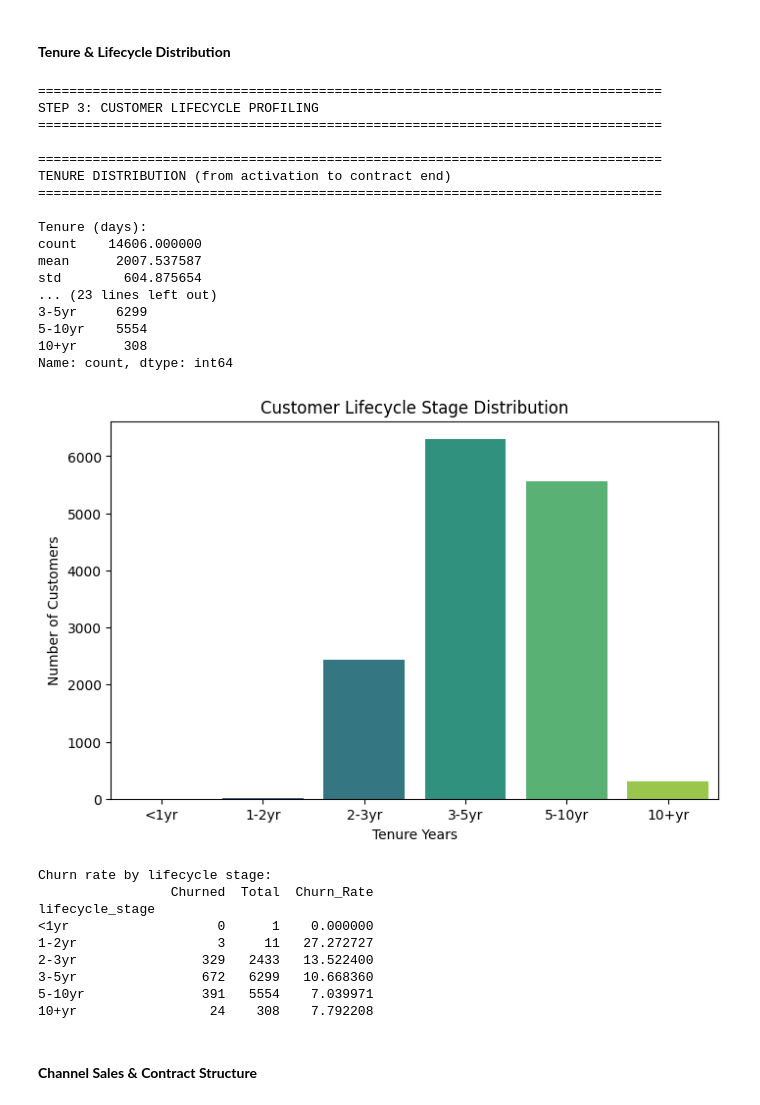
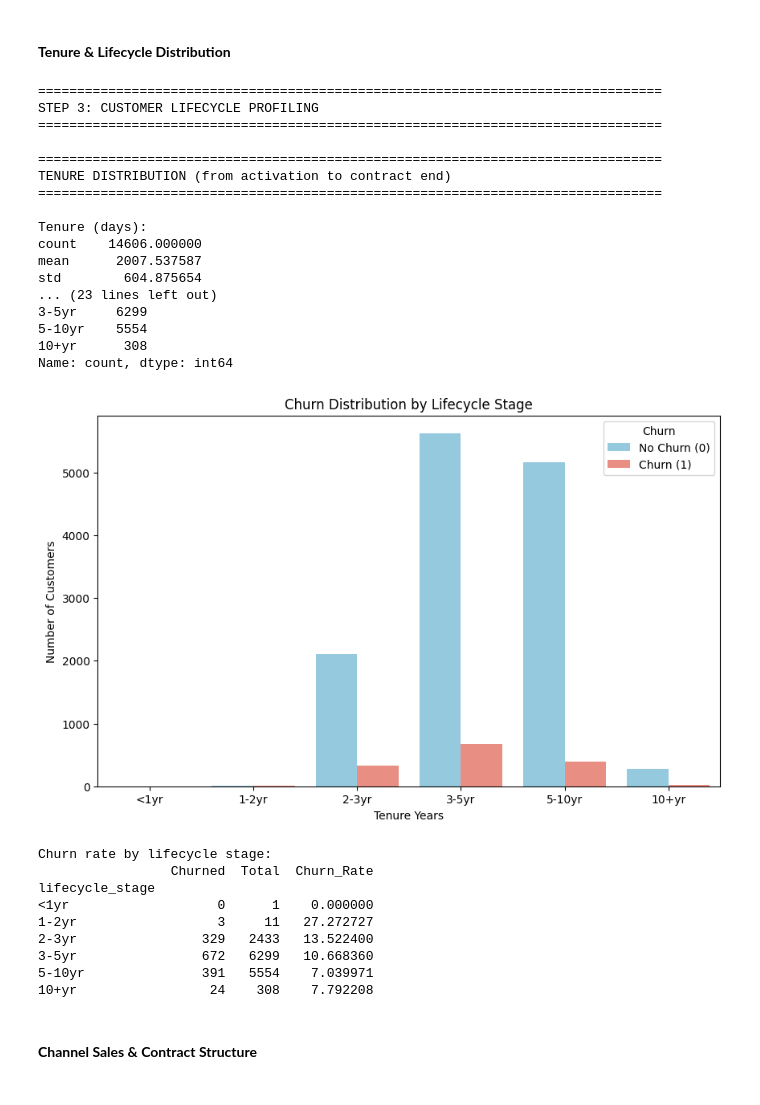
Before and after one commit to fitsblb/PowerCo-Custumer-Churn, a Jupyter notebook: Notebooks/00_eda.ipynb, the cells around one changed output. Saved outputs shown, nothing was run; the diff lists cells and outputs as text; code cells hidden in the pictures.

```diff
--- a/Notebooks/00_eda.ipynb
+++ b/Notebooks/00_eda.ipynb
@@ -559,47 +574,49 @@ client["lifecycle_stage"] = pd.cut(
 print(f"\nCustomers by lifecycle stage:")
 print(client["lifecycle_stage"].value_counts().sort_index())
 
-# plot the bins
-plt.figure(figsize=(8, 5))
+
+# plot the bins with churn distribution
+plt.figure(figsize=(10, 6))
 sns.countplot(
     x="lifecycle_stage",
+    hue="churn",
     data=client,
-    palette="viridis",
+    palette=["skyblue", "salmon"],  # Blue for no churn, red for churn
     order=["<1yr", "1-2yr", "2-3yr", "3-5yr", "5-10yr", "10+yr"],
 )
-plt.title("Customer Lifecycle Stage Distribution")
+plt.title("Churn Distribution by Lifecycle Stage")
 plt.xlabel("Tenure Years")
 plt.ylabel("Number of Customers")
-plt.savefig(OUT_DIR / "lifecycle_stage_distribution.png")
+plt.legend(title="Churn", labels=["No Churn (0)", "Churn (1)"])
+plt.savefig(OUT_DIR / "lifecycle_stage_churn_distribution.png")
 plt.show()
-
 
 print(f"\nChurn rate by lifecycle stage:")
 churn_by_stage = client.groupby("lifecycle_stage", observed=True)["churn"].agg(
     ["sum", "count", "mean"]
 )
 churn_by_stage.columns = ["Churned", "Total", "Churn_Rate"]
 churn_by_stage["Churn_Rate"] = churn_by_stage["Churn_Rate"] * 100
 print(churn_by_stage)
 # %% [output]
 ================================================================================
 STEP 3: CUSTOMER LIFECYCLE PROFILING
 ================================================================================
 
 ================================================================================
 TENURE DISTRIBUTION (from activation to contract end)
 ================================================================================
 
 Tenure (days):
 count    14606.000000
 mean      2007.537587
 std        604.875654
 ... (23 lines left out)
 3-5yr     6299
 5-10yr    5554
 10+yr      308
 Name: count, dtype: int64
-[figure, old version]
+[figure, new version]
 Churn rate by lifecycle stage:
                  Churned  Total  Churn_Rate
 lifecycle_stage
```
Also changed, not shown: parts of 20 cells of this notebook, 27 other files.
